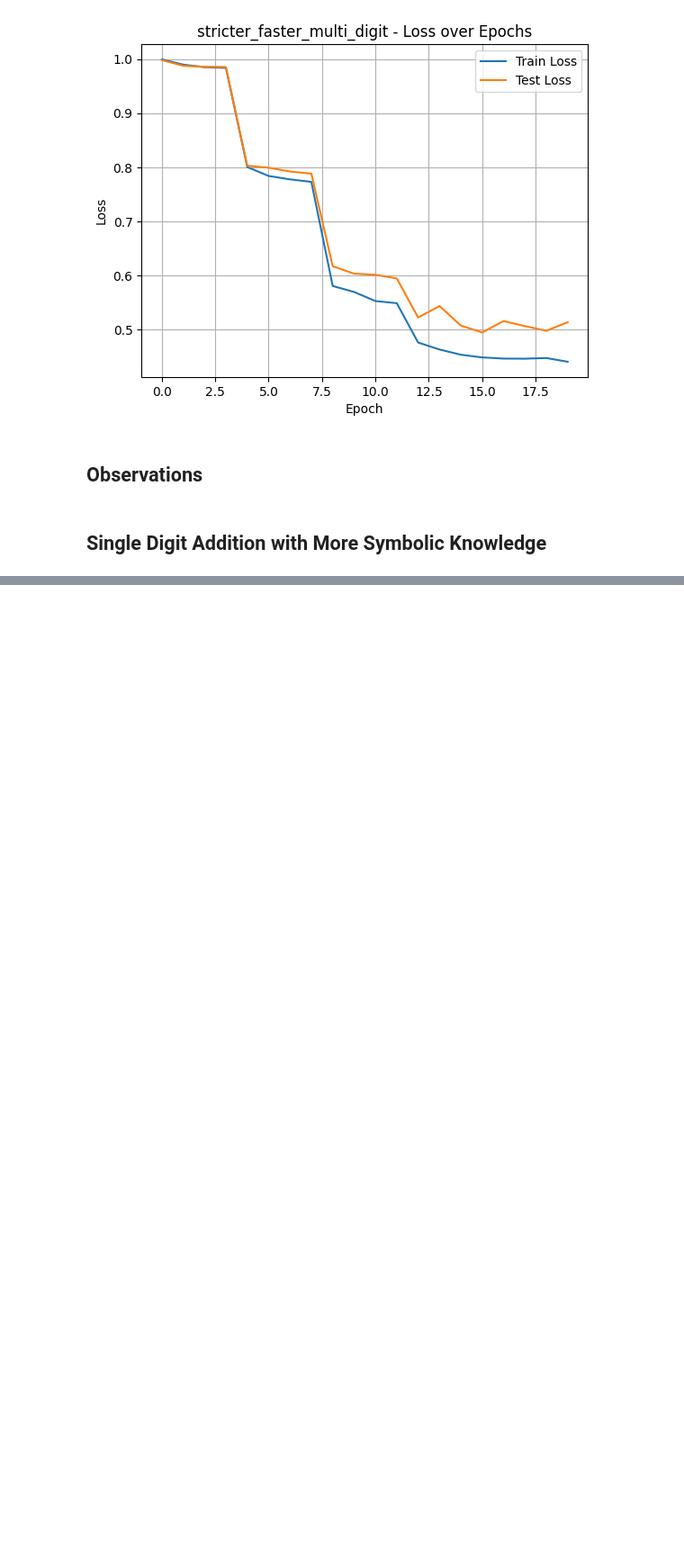
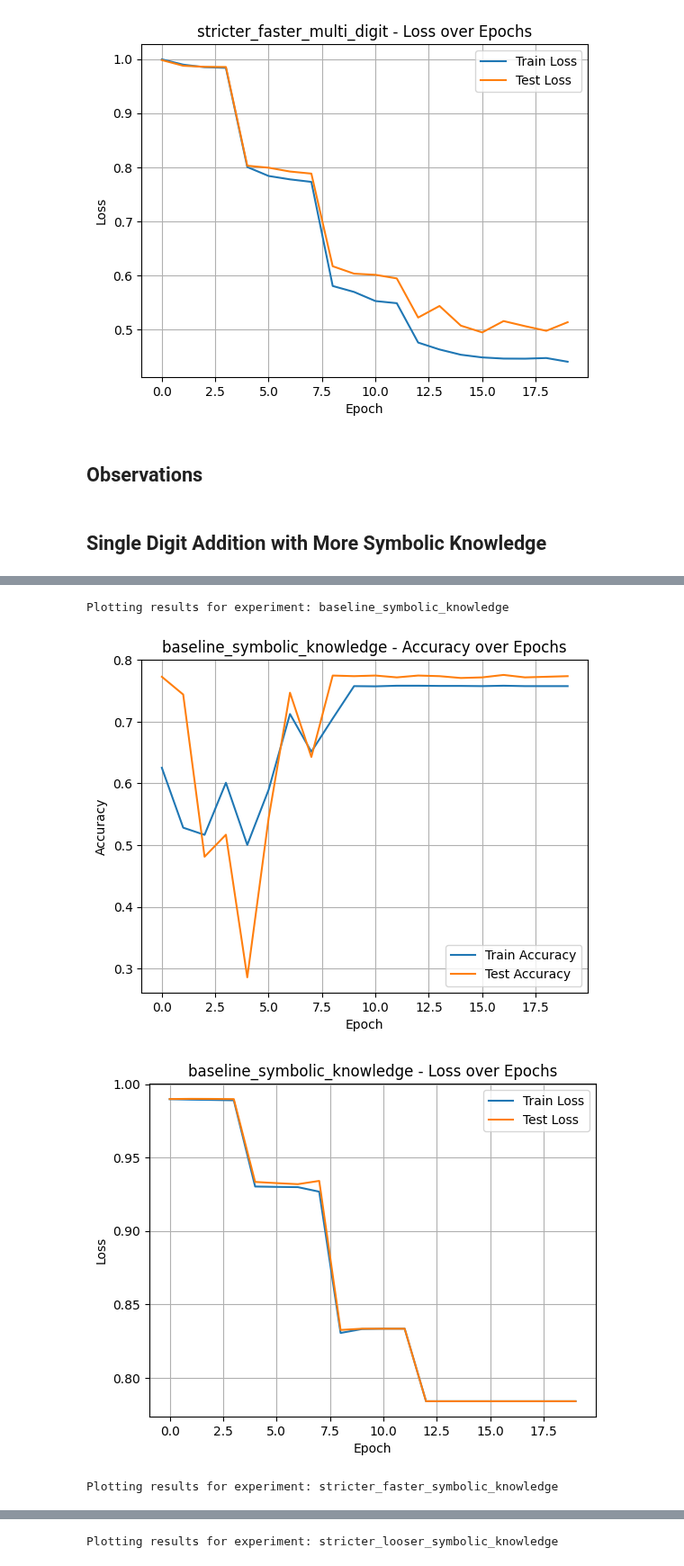
Before and after one commit to myriamcg/NeSy-vs-Backdoors, a Jupyter notebook: logictensornetwork/examples/mnist/all_experiments_mnist.ipynb, the cells around one changed output, grey strips where cells are left out. Shown at 90% size. Cells and saved outputs as stored; diff of their text form; code cells hidden in the pictures; blank space fills up the shorter version.

Commit message:
added more symbolic experiments, still need to write observations for all of them

```diff
--- a/logictensornetwork/examples/mnist/all_experiments_mnist.ipynb
+++ b/logictensornetwork/examples/mnist/all_experiments_mnist.ipynb
@@ -431,8 +431,8 @@ def run_experiment_multi_digit(name, scheduled_parameters= [1., 2., 4., 6.], max
         metrics_dict=metrics_dict,
         ds_train=ds_train_multi_digit,
         ds_test=ds_test_multi_digit,
-        train_step=train_step_multi_digits,
-        test_step=test_step_multi_digits,
+        train_step=train_step,
+        test_step=test_step,
         scheduled_parameters=scheduled_parameters
     )
     return name, history
@@ -561,0 +703,22 @@ Plotting results for experiment: stricter_faster_multi_digit
+# %%
+experiments = [
+    {"name": "baseline_symbolic_knowledge", "scheduled_params": [1., 2., 4., 6.], "max_epochs": 20},
+    {"name": "stricter_faster_symbolic_knowledge", "scheduled_params": [1., 3., 6., 8.], "max_epochs": 20},
+    {"name": "stricter_looser_symbolic_knowledge", "scheduled_params": [1., 2., 4., 6., 8.], "max_epochs": 30},
+]
+results = []
+
+def run_whole_experiment(config):
+        for metric in metrics_dict.values():
+            metric.reset_state()
+        Digit, logits_model = create_Digit_model()
+        optimizer = tf.keras.optimizers.Adam(0.001)
+        axioms = create_axioms_symb_know(Digit)
+        train_step_symb_know, test_step_symbolic_know = create_train_test_steps_symb_know(logits_model, optimizer, axioms)
+        results.append(run_experiment_more_symbolic_knowledge(
+            name=config["name"],
+            scheduled_parameters=config["scheduled_params"],
+            max_epochs=config["max_epochs"],
+            train_step=train_step_symb_know,
+            test_step=test_step_symbolic_know
+        ))
@@ -561,0 +785,7 @@ Plotting results for experiment: stricter_faster_multi_digit
+# %%
+plot_all_experiments(results)
+# %% [output]
+Plotting results for experiment: baseline_symbolic_knowledge
+[figure, added]
+[figure, added]
+Plotting results for experiment: stricter_faster_symbolic_knowledge
@@ -561,0 +794 @@ Plotting results for experiment: stricter_faster_multi_digit
+Plotting results for experiment: stricter_looser_symbolic_knowledge
```
Also changed, not shown: parts of 12 cells of this notebook, 1 other file.
